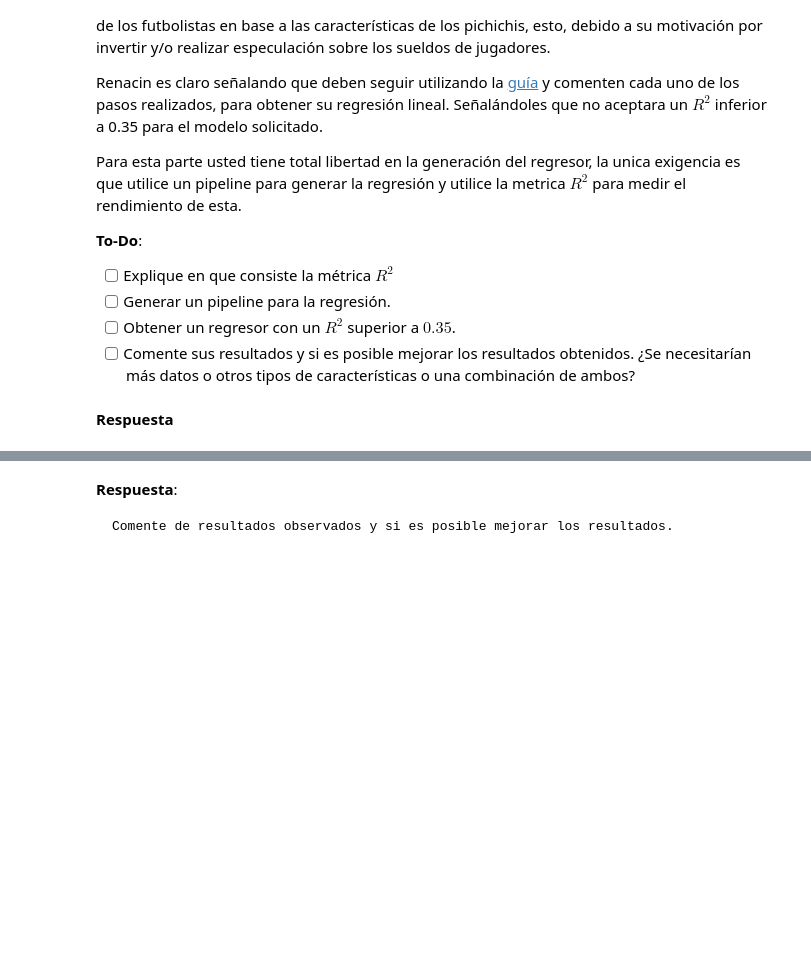
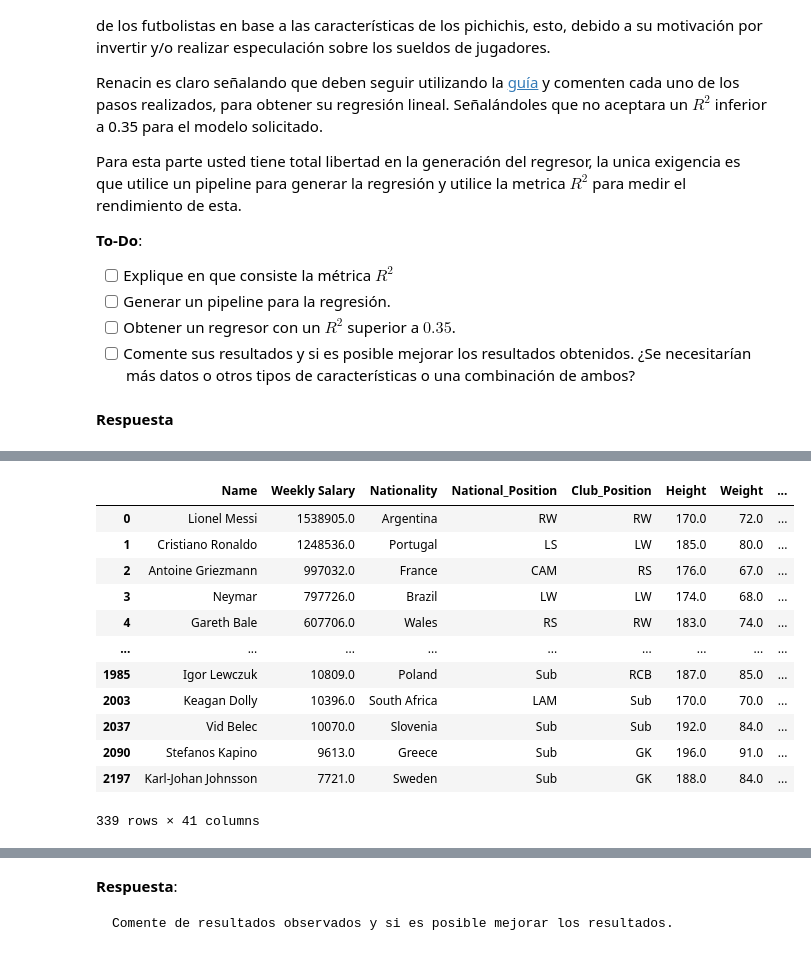
Before and after one commit to furrutiav/lab-mds-2022, a Jupyter notebook: lab7/Laboratorio7_enunciado.ipynb, the cells around one changed output, grey strips where cells are left out. Drawn from its saved outputs; the diff is of its cells as text; code cells hidden in the pictures; blank space fills up the shorter version.

```diff
--- a/lab7/Laboratorio7_enunciado.ipynb
+++ b/lab7/Laboratorio7_enunciado.ipynb
@@ -124,0 +173,4 @@ df_players
+# %%
+### Código aquí ###
+df_players["LABEL"] = df_players["National_Position"].apply(lambda x: 1 if str(x)!= "nan" else 0)
+df_players["LABEL"]
@@ -264,0 +600,3 @@ Para esta parte usted tiene total libertad en la generación del regresor, la un
+# %%
+df_salarios = pd.read_csv('salarios.csv')
+df_salarios
@@ -264,0 +617,21 @@ Para esta parte usted tiene total libertad en la generación del regresor, la un
+# %%
+df_players_salarios = df_salarios.copy().rename(columns={"Player": "Name"})
+df_players_salarios = df_players_salarios.merge(df_players, on="Name", how="left")
+df_players_salarios = df_players_salarios.dropna()
+df_players_salarios = df_players_salarios.drop(columns=["Unnamed: 0"])
+# %%
+df_players_salarios
+# %% [output]
+|  | Name | Weekly Salary | Nationality | National_Position | Club_Position | Height | Weight | ... |
+| 0 | Lionel Messi | 1538905.0 | Argentina | RW | RW | 170.0 | 72.0 | ... |
+| 1 | Cristiano Ronaldo | 1248536.0 | Portugal | LS | LW | 185.0 | 80.0 | ... |
+| 2 | Antoine Griezmann | 997032.0 | France | CAM | RS | 176.0 | 67.0 | ... |
+| 3 | Neymar | 797726.0 | Brazil | LW | LW | 174.0 | 68.0 | ... |
+| 4 | Gareth Bale | 607706.0 | Wales | RS | RW | 183.0 | 74.0 | ... |
+| ... | ... | ... | ... | ... | ... | ... | ... | ... |
+| 1985 | Igor Lewczuk | 10809.0 | Poland | Sub | RCB | 187.0 | 85.0 | ... |
+| 2003 | Keagan Dolly | 10396.0 | South Africa | LAM | Sub | 170.0 | 70.0 | ... |
+| 2037 | Vid Belec | 10070.0 | Slovenia | Sub | Sub | 192.0 | 84.0 | ... |
+| 2090 | Stefanos Kapino | 9613.0 | Greece | Sub | GK | 196.0 | 91.0 | ... |
+| 2197 | Karl-Johan Johnsson | 7721.0 | Sweden | Sub | GK | 188.0 | 84.0 | ... |
+339 rows × 41 columns
```
Also changed, not shown: parts of 59 cells of this notebook.
